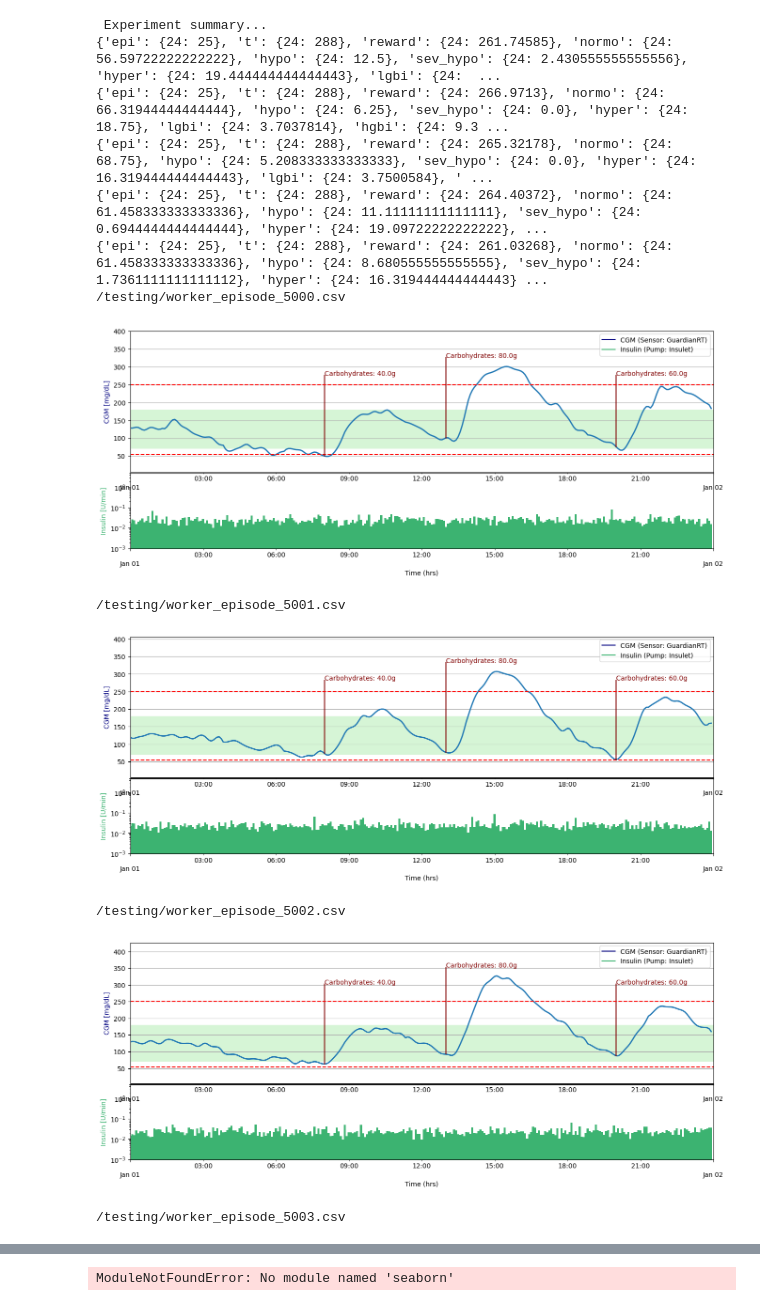
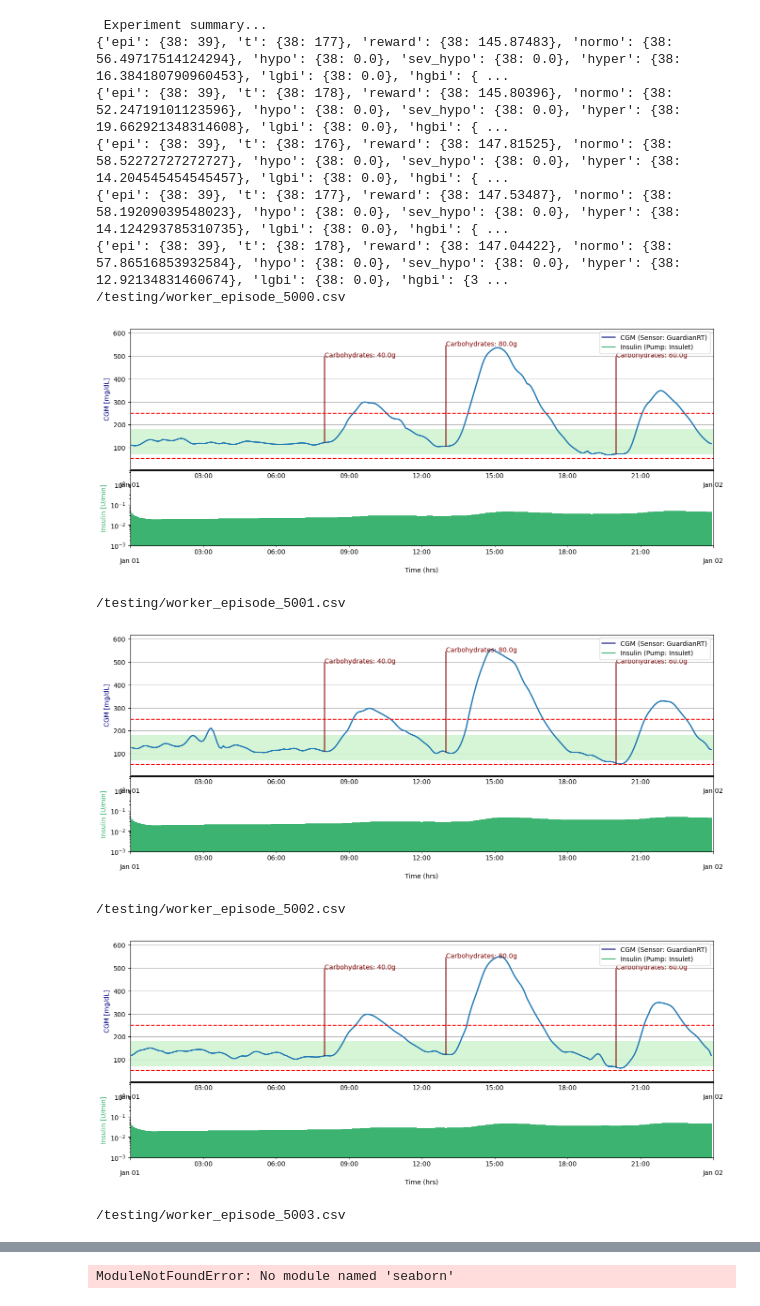
Before and after one commit to RL4H/RL4T1D, a Jupyter notebook: visualiser/notebooks/individual_analyzer.ipynb, the cells around one changed output, grey strips where cells are left out. Drawn from its saved outputs; the diff is of its cells as text; code cells hidden in the pictures.

```diff
--- a/visualiser/notebooks/individual_analyzer.ipynb
+++ b/visualiser/notebooks/individual_analyzer.ipynb
@@ -29,9 +29,9 @@ import matplotlib.gridspec
 # EXP_NAME_3 = "offline_td3_test_mixed2"
 
 #offline_td3_p19_4
-EXP_NAME = 'offline_td3_hp5_29_2'
-EXP_NAME_2 = "test0"
-EXP_NAME_3 = "test6"
+EXP_NAME = 'offline_iql_t3_6_0'
+EXP_NAME_2 = "offline_iql_t3_6_1"
+EXP_NAME_3 = "offline_iql_t3_6_2"
 
 COHORT = 'Adult'
 SUBJECT = '0'
@@ -42,7 +42,7 @@ SINGLE_VIEW = False
 
 
 command = []
-dis_len = 10 * 1000000 #1.0 * 1000000 /2
+dis_len = 3.5 * 100000 #1.0 * 1000000 /2
 disp_arr = display_commands_v2(command)
 
 
@@ -112,24 +112,24 @@ plot_testing_metric(exp_vis, type='min_max', dis_len=dis_len, metric='lgbi', goa
 # %%
 
 ## debugging a given experiment
 target_exp = exp1
 latest_epi = target_exp.get_summary()
-target_epi = latest_epi
+target_epi = 30
 # plot_value_function(target_exp, horizon=256)
 for t in range(0, target_exp.testing_workers):
     plot_episode(target_exp, tester=t, episode=target_epi)
 plot_training_action_summary(target_exp, horizon=256)
 # %% [output]
  Experiment summary...
-{'epi': {24: 25}, 't': {24: 288}, 'reward': {24: 261.74585}, 'normo': {24: 56.59722222222222}, 'hypo': {24: 12.5}, 'sev_hypo': {24: 2.430555555555556}, 'hyper': {24: 19.444444444444443}, 'lgbi': {24:  ...
-{'epi': {24: 25}, 't': {24: 288}, 'reward': {24: 266.9713}, 'normo': {24: 66.31944444444444}, 'hypo': {24: 6.25}, 'sev_hypo': {24: 0.0}, 'hyper': {24: 18.75}, 'lgbi': {24: 3.7037814}, 'hgbi': {24: 9.3 ...
-{'epi': {24: 25}, 't': {24: 288}, 'reward': {24: 265.32178}, 'normo': {24: 68.75}, 'hypo': {24: 5.208333333333333}, 'sev_hypo': {24: 0.0}, 'hyper': {24: 16.319444444444443}, 'lgbi': {24: 3.7500584}, ' ...
-{'epi': {24: 25}, 't': {24: 288}, 'reward': {24: 264.40372}, 'normo': {24: 61.458333333333336}, 'hypo': {24: 11.11111111111111}, 'sev_hypo': {24: 0.6944444444444444}, 'hyper': {24: 19.09722222222222}, ...
-{'epi': {24: 25}, 't': {24: 288}, 'reward': {24: 261.03268}, 'normo': {24: 61.458333333333336}, 'hypo': {24: 8.680555555555555}, 'sev_hypo': {24: 1.7361111111111112}, 'hyper': {24: 16.319444444444443} ...
+{'epi': {38: 39}, 't': {38: 177}, 'reward': {38: 145.87483}, 'normo': {38: 56.49717514124294}, 'hypo': {38: 0.0}, 'sev_hypo': {38: 0.0}, 'hyper': {38: 16.384180790960453}, 'lgbi': {38: 0.0}, 'hgbi': { ...
+{'epi': {38: 39}, 't': {38: 178}, 'reward': {38: 145.80396}, 'normo': {38: 52.24719101123596}, 'hypo': {38: 0.0}, 'sev_hypo': {38: 0.0}, 'hyper': {38: 19.662921348314608}, 'lgbi': {38: 0.0}, 'hgbi': { ...
+{'epi': {38: 39}, 't': {38: 176}, 'reward': {38: 147.81525}, 'normo': {38: 58.52272727272727}, 'hypo': {38: 0.0}, 'sev_hypo': {38: 0.0}, 'hyper': {38: 14.204545454545457}, 'lgbi': {38: 0.0}, 'hgbi': { ...
+{'epi': {38: 39}, 't': {38: 177}, 'reward': {38: 147.53487}, 'normo': {38: 58.19209039548023}, 'hypo': {38: 0.0}, 'sev_hypo': {38: 0.0}, 'hyper': {38: 14.124293785310735}, 'lgbi': {38: 0.0}, 'hgbi': { ...
+{'epi': {38: 39}, 't': {38: 178}, 'reward': {38: 147.04422}, 'normo': {38: 57.86516853932584}, 'hypo': {38: 0.0}, 'sev_hypo': {38: 0.0}, 'hyper': {38: 12.92134831460674}, 'lgbi': {38: 0.0}, 'hgbi': {3 ...
 /testing/worker_episode_5000.csv
-[figure, old version]
+[figure, new version]
 /testing/worker_episode_5001.csv
-[figure, old version]
+[figure, new version]
 /testing/worker_episode_5002.csv
-[figure, old version]
+[figure, new version]
 /testing/worker_episode_5003.csv
```
Also changed, not shown: parts of 2 cells of this notebook, 1 other file.
